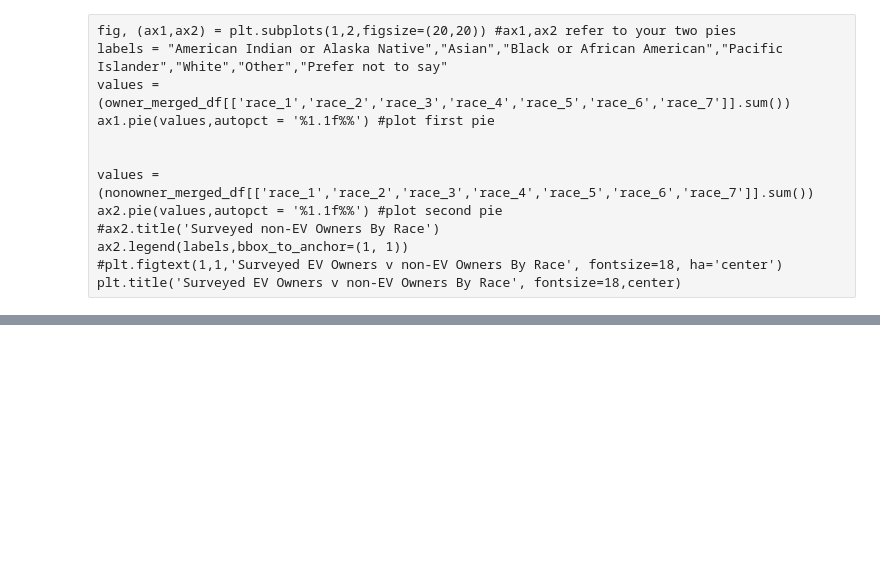
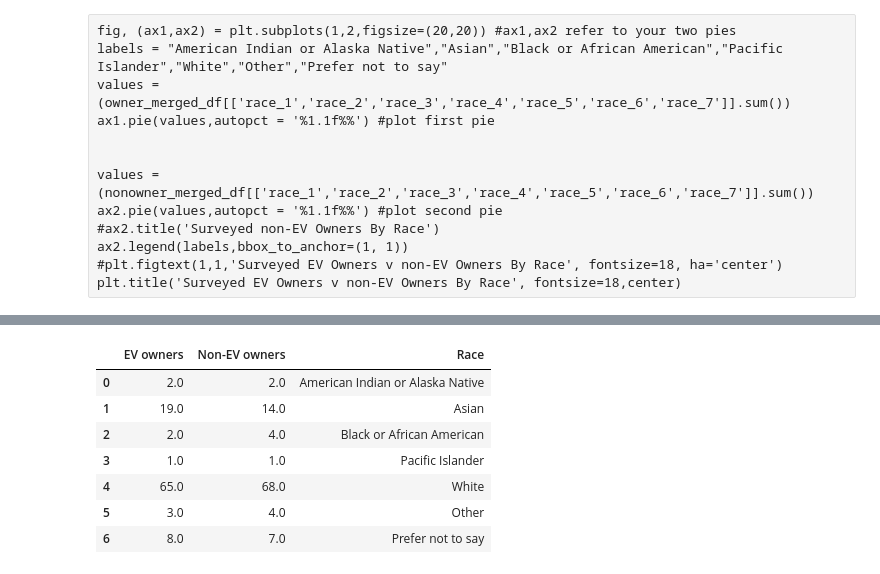
Before and after one commit to RussellShelley/Energy_Analysis, a Jupyter notebook: Visualization/python_analytics.ipynb, the cells around one changed output, grey strips where cells are left out. Saved outputs shown, nothing was run; the diff lists cells and outputs as text; code cells hidden in the pictures; blank space fills up the shorter version.

```diff
--- a/Visualization/python_analytics.ipynb
+++ b/Visualization/python_analytics.ipynb
@@ -496,0 +566,14 @@ plt.tight_layout()
+# %%
+Race =("American Indian or Alaska Native","Asian","Black or African American","Pacific Islander","White","Other","Prefer not to say")
+
+df['Race']= Race
+df
+# %% [output]
+|  | EV owners | Non-EV owners | Race |
+| 0 | 2.0 | 2.0 | American Indian or Alaska Native |
+| 1 | 19.0 | 14.0 | Asian |
+| 2 | 2.0 | 4.0 | Black or African American |
+| 3 | 1.0 | 1.0 | Pacific Islander |
+| 4 | 65.0 | 68.0 | White |
+| 5 | 3.0 | 4.0 | Other |
+| 6 | 8.0 | 7.0 | Prefer not to say |
```
Also changed, not shown: parts of 20 cells of this notebook.
